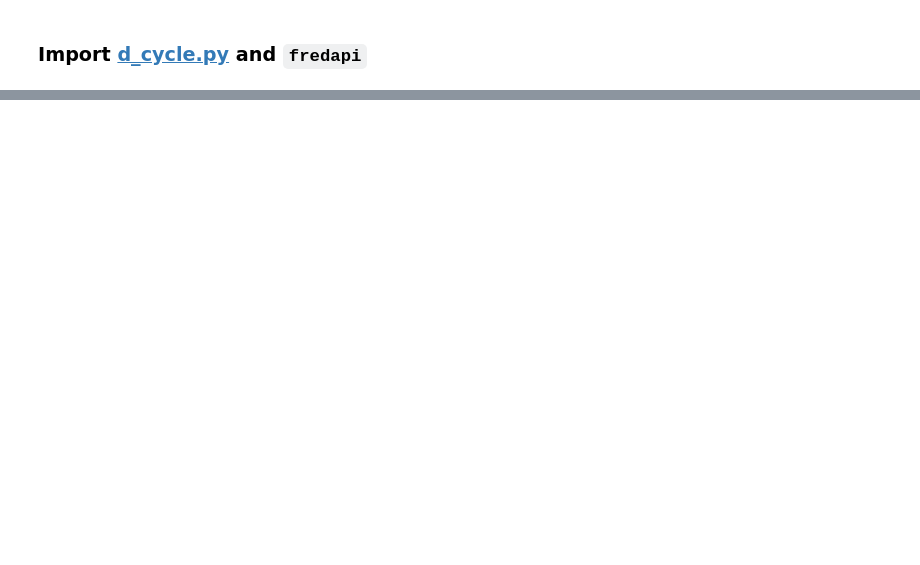
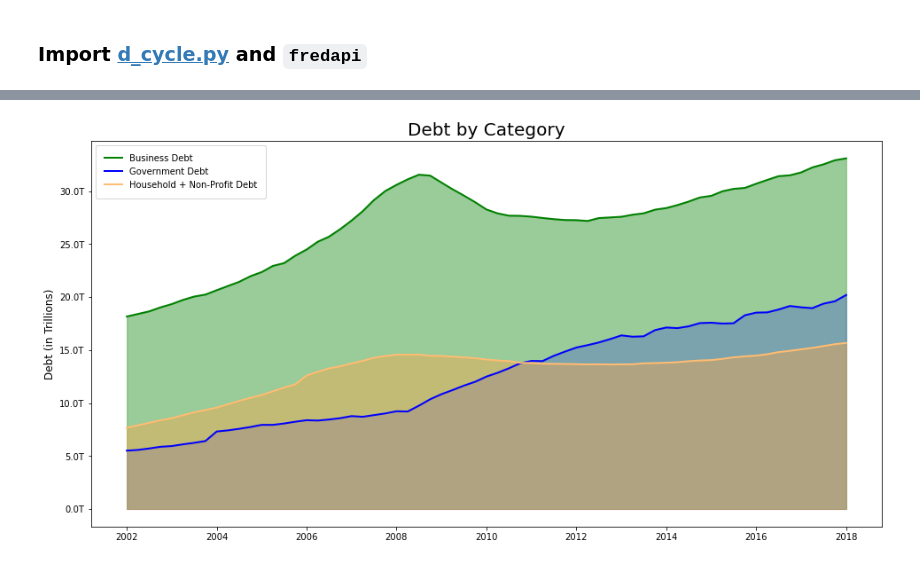
Before and after one commit to bridaniels/Principles_NavigatingBigDebtCrises, a Jupyter notebook: Part1/deflationDebtCycle/02_bubble.ipynb, the cells around one changed output, grey strips where cells are left out. Cells and saved outputs as stored; diff of their text form; code cells hidden in the pictures; blank space fills up the shorter version.

```diff
--- a/Part1/deflationDebtCycle/02_bubble.ipynb
+++ b/Part1/deflationDebtCycle/02_bubble.ipynb
@@ -52,4 +25,5 @@ AttributeError: 'BUBBLE' object has no attribute 'debt_to_gdp'
 # %%
-k = fred.get_series('GDP',dc.default_start, dc.default_end,kwargs='q')
-#k = fred.get_series('GDP',dc.default_start, dc.default_end)
-k
+# Deby by Category
+p.plot_category_debt()
+# %% [output]
+[figure, added]
```
Also changed, not shown: parts of 8 cells of this notebook, 1 other file.
